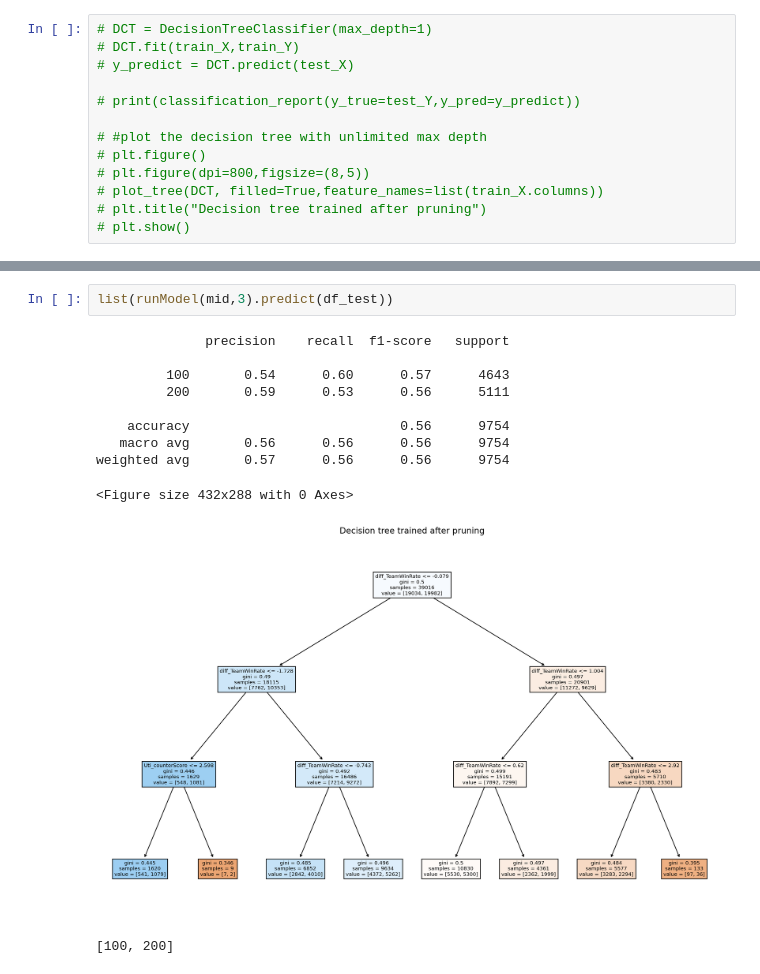
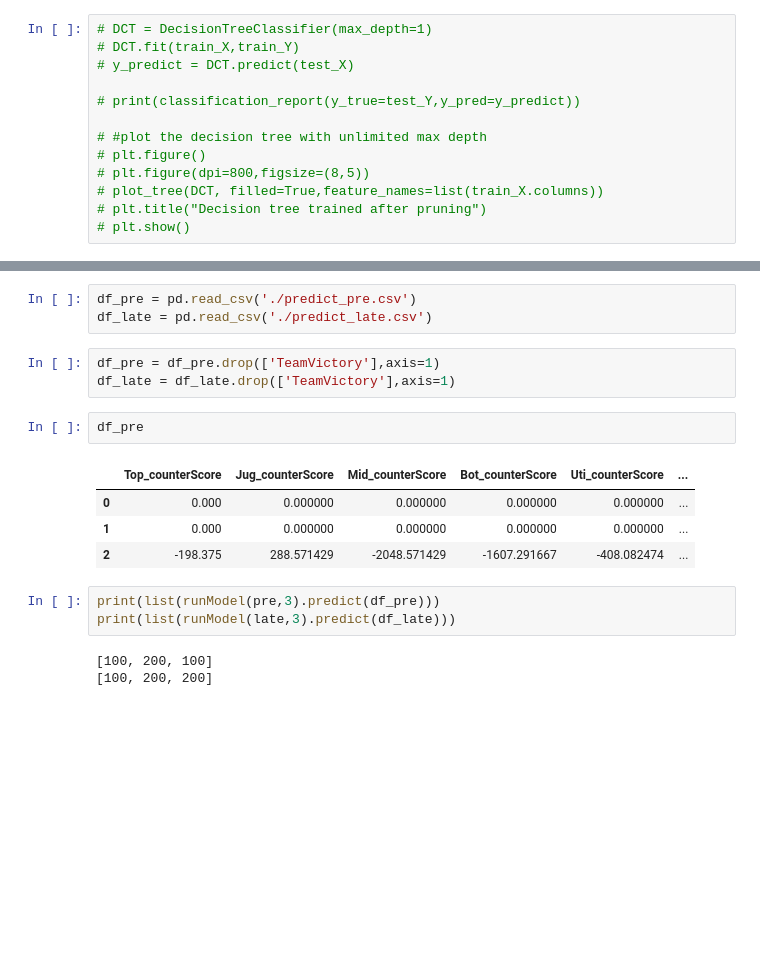
Before and after one commit to Jiawei-oukai/MachinLearning-LOL_Gaming, a Jupyter notebook: DecisionTree.ipynb, the cells around one changed output, grey strips where cells are left out. Saved outputs shown, nothing was run; the diff lists cells and outputs as text; blank space fills up the shorter version.

```diff
--- a/DecisionTree.ipynb
+++ b/DecisionTree.ipynb
@@ -212,14 +148,19 @@ pre
-# %%
-list(runModel(mid,3).predict(df_test))
-# %% [output]
-              precision    recall  f1-score   support
-
-         100       0.54      0.60      0.57      4643
-         200       0.59      0.53      0.56      5111
-
-    accuracy                           0.56      9754
-   macro avg       0.56      0.56      0.56      9754
-weighted avg       0.57      0.56      0.56      9754
-<Figure size 432x288 with 0 Axes>
-[figure, removed]
-[100, 200]
+# %%
+df_pre = pd.read_csv('./predict_pre.csv')
+df_late = pd.read_csv('./predict_late.csv')
+# %%
+df_pre = df_pre.drop(['TeamVictory'],axis=1)
+df_late = df_late.drop(['TeamVictory'],axis=1)
+# %%
+df_pre
+# %% [output]
+|  | Top_counterScore | Jug_counterScore | Mid_counterScore | Bot_counterScore | Uti_counterScore | ... |
+| 0 | 0.000 | 0.000000 | 0.000000 | 0.000000 | 0.000000 | ... |
+| 1 | 0.000 | 0.000000 | 0.000000 | 0.000000 | 0.000000 | ... |
+| 2 | -198.375 | 288.571429 | -2048.571429 | -1607.291667 | -408.082474 | ... |
+# %%
+print(list(runModel(pre,3).predict(df_pre)))
+print(list(runModel(late,3).predict(df_late)))
+# %% [output]
+[100, 200, 100]
+[100, 200, 200]
```
Also changed, not shown: parts of 9 cells of this notebook, 5 other files.
